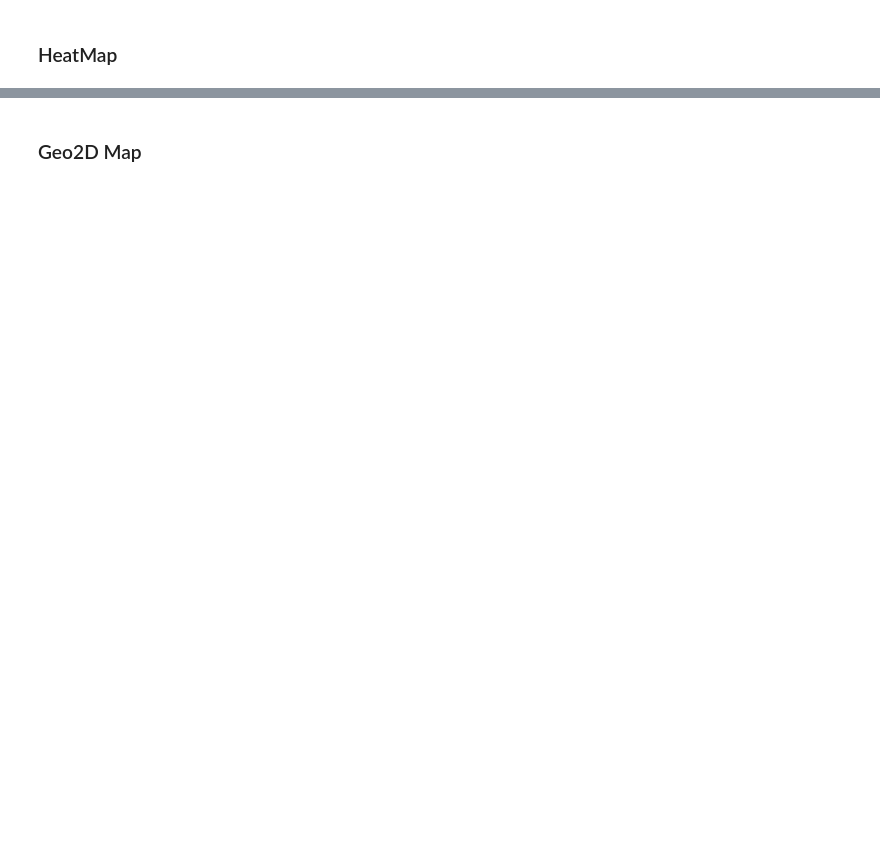
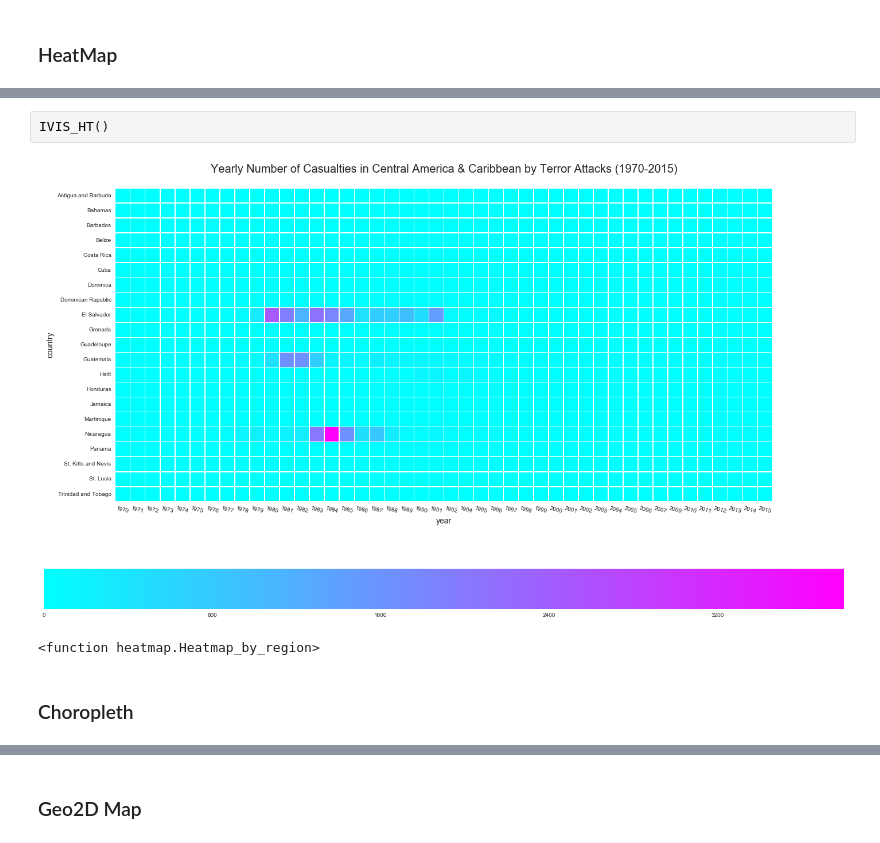
Before and after one commit to ICT4SD/Terrorism_Analysis, a Jupyter notebook: IVIS/package/Final Draft - IVIS Project (Viola's Part).ipynb, the cells around one changed output, grey strips where cells are left out. Drawn from its saved outputs; the diff is of its cells as text; blank space fills up the shorter version.

```diff
--- a/IVIS/package/Final Draft - IVIS Project (Viola's Part).ipynb
+++ b/IVIS/package/Final Draft - IVIS Project (Viola's Part).ipynb
@@ -29,0 +33,7 @@ Display_Your_Heatmap()
+# %%
+IVIS_HT()
+# %% [output]
+[figure, added]
+<function heatmap.Heatmap_by_region>
+# %% [markdown]
+### Choropleth
```
Also changed, not shown: parts of 13 cells of this notebook, 6 other files.
